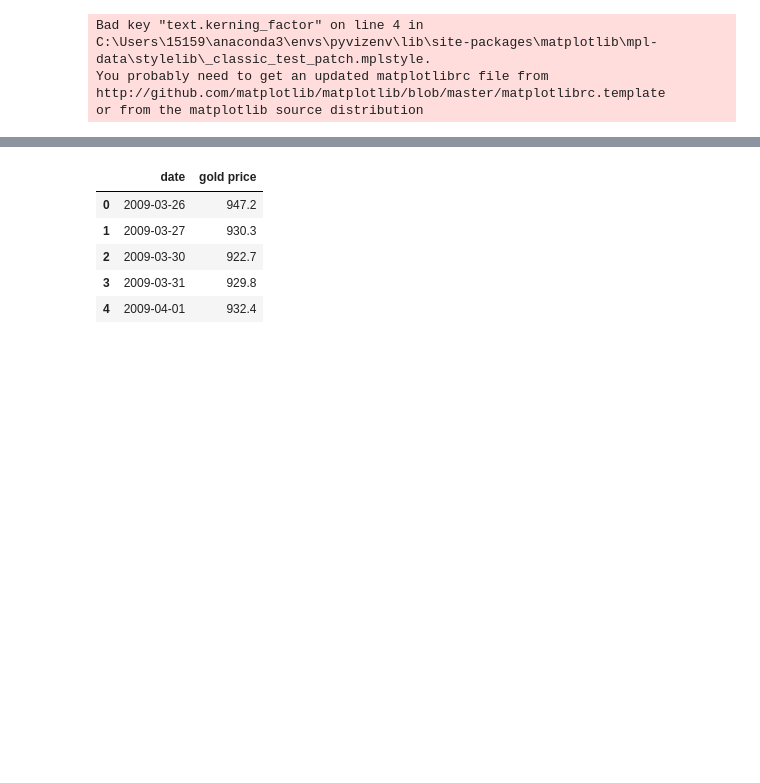
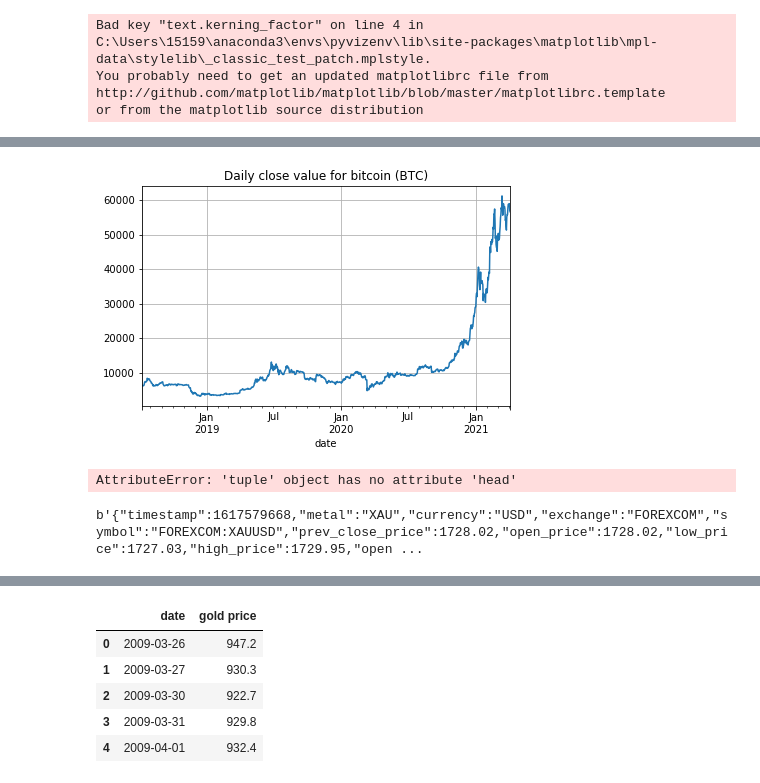
Before and after one commit to hanson0629/project1_repo, a Jupyter notebook: Untitled.ipynb, the cells around one changed output, grey strips where cells are left out. Cells and saved outputs as stored; diff of their text form; code cells hidden in the pictures; blank space fills up the shorter version.

```diff
--- a/Untitled.ipynb
+++ b/Untitled.ipynb
@@ -51,0 +49,35 @@ response.head()
+# %%
+from alpha_vantage.cryptocurrencies import CryptoCurrencies
+import matplotlib.pyplot as plt
+
+cc = CryptoCurrencies(key='YOUR_API_KEY', output_format='pandas')
+data, meta_data = cc.get_digital_currency_daily(symbol='BTC', market='CNY')
+data['4b. close (USD)'].plot()
+plt.tight_layout()
+plt.title('Daily close value for bitcoin (BTC)')
+plt.grid()
+plt.show()
+# %% [output]
+[figure, added]
+# %%
+from alpha_vantage.timeseries import TimeSeries
+ts = TimeSeries(key='6VK2L53MGK88LH76', output_format='pandas')
+data= ts.get_daily_adjusted(symbol='SPY', outputsize='full')
+data.head()
+# %% [output]
+AttributeError: 'tuple' object has no attribute 'head'
+# %%
+import http.client
+import mimetypes
+conn = http.client.HTTPSConnection("www.goldapi.io")
+payload = ''
+headers = {
+  'x-access-token': 'goldapi-4h66ukn3t4b1n-io',
+  'Content-Type': 'application/json'
+}
+conn.request("GET", "/api/XAU/USD", payload, headers)
+res = conn.getresponse()
+data = res.read()
+data
+# %% [output]
+b'{"timestamp":1617579668,"metal":"XAU","currency":"USD","exchange":"FOREXCOM","symbol":"FOREXCOM:XAUUSD","prev_close_price":1728.02,"open_price":1728.02,"low_price":1727.03,"high_price":1729.95,"open ...
```
Also changed, not shown: parts of 7 cells of this notebook, 9 other files.
